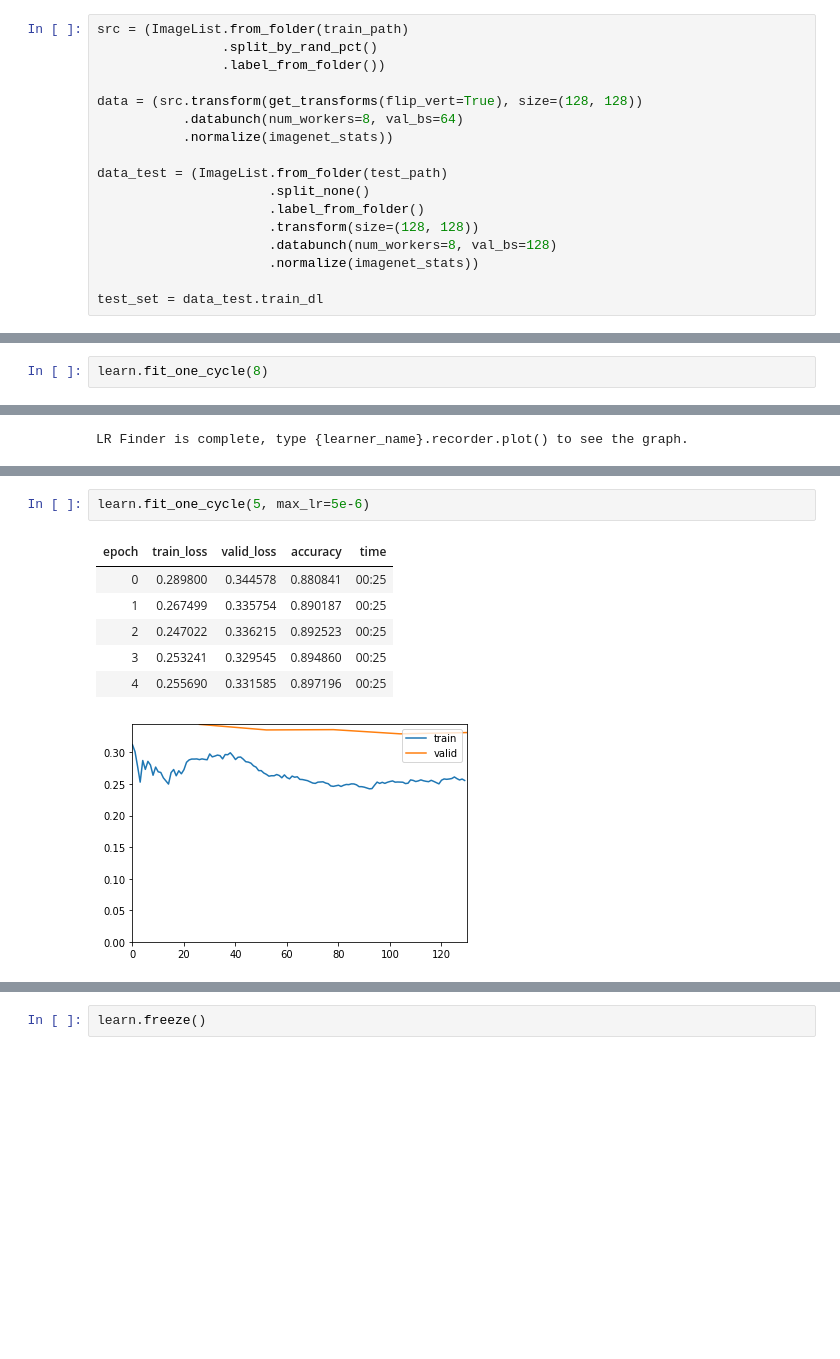
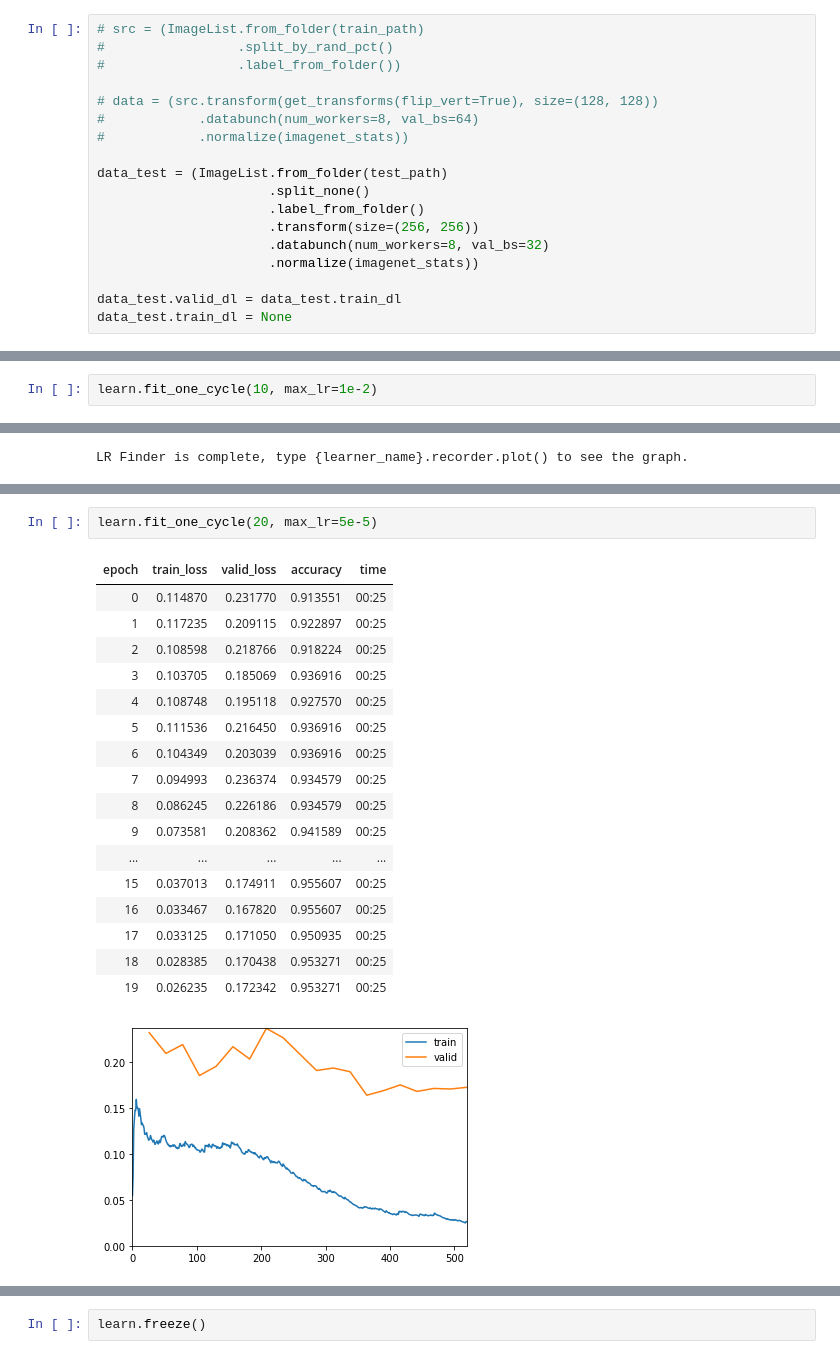
Before and after one commit to KushajveerSingh/Deep-Learning-Notebooks, a Jupyter notebook: Scrips/trashnet.ipynb, the cells around one changed output, grey strips where cells are left out. Cells and saved outputs as stored; diff of their text form; blank space fills up the shorter version.

```diff
--- a/Scrips/trashnet.ipynb
+++ b/Scrips/trashnet.ipynb
@@ -12,22 +12,23 @@ print(test_path.ls())
 [PosixPath('/home/kushaj/Desktop/Data/trashdata/metal'), PosixPath('/home/kushaj/Desktop/Data/trashdata/glass'), PosixPath('/home/kushaj/Desktop/Data/trashdata/paper'), PosixPath('/home/kushaj/Desktop ...
 [PosixPath('/home/kushaj/Desktop/Data/trashtest/metal'), PosixPath('/home/kushaj/Desktop/Data/trashtest/glass'), PosixPath('/home/kushaj/Desktop/Data/trashtest/paper'), PosixPath('/home/kushaj/Desktop ...
 # %%
-src = (ImageList.from_folder(train_path)
-                .split_by_rand_pct()
-                .label_from_folder())
+# src = (ImageList.from_folder(train_path)
+#                 .split_by_rand_pct()
+#                 .label_from_folder())
 
-data = (src.transform(get_transforms(flip_vert=True), size=(128, 128))
-           .databunch(num_workers=8, val_bs=64)
-           .normalize(imagenet_stats))
+# data = (src.transform(get_transforms(flip_vert=True), size=(128, 128))
+#            .databunch(num_workers=8, val_bs=64)
+#            .normalize(imagenet_stats))
 
 data_test = (ImageList.from_folder(test_path)
                       .split_none()
                       .label_from_folder()
-                      .transform(size=(128, 128))
-                      .databunch(num_workers=8, val_bs=128)
+                      .transform(size=(256, 256))
+                      .databunch(num_workers=8, val_bs=32)
                       .normalize(imagenet_stats))
 
-test_set = data_test.train_dl
+data_test.valid_dl = data_test.train_dl
+data_test.train_dl = None
 # %%
 data.show_batch(figsize=(6,6))
 # %% [output]
@@ -39,4 +40,2 @@ data_test.show_batch(figsize=(6,6))
 # %%
 learn = cnn_learner(data, models.resnet50, metrics=[accuracy], callback_fns=ShowGraph)
-# %%
-learn.fit_one_cycle(8)
@@ -53,0 +51,2 @@ learn.fit_one_cycle(8)
+# %%
+learn.fit_one_cycle(10, max_lr=1e-2)
@@ -65,12 +77,23 @@ learn.recorder.plot()
 # %%
-learn.fit_one_cycle(5, max_lr=5e-6)
+learn.fit_one_cycle(20, max_lr=5e-5)
 # %% [output]
 | epoch | train_loss | valid_loss | accuracy | time |
-| 0 | 0.289800 | 0.344578 | 0.880841 | 00:25 |
-| 1 | 0.267499 | 0.335754 | 0.890187 | 00:25 |
-| 2 | 0.247022 | 0.336215 | 0.892523 | 00:25 |
-| 3 | 0.253241 | 0.329545 | 0.894860 | 00:25 |
-| 4 | 0.255690 | 0.331585 | 0.897196 | 00:25 |
+| 0 | 0.114870 | 0.231770 | 0.913551 | 00:25 |
+| 1 | 0.117235 | 0.209115 | 0.922897 | 00:25 |
+| 2 | 0.108598 | 0.218766 | 0.918224 | 00:25 |
+| 3 | 0.103705 | 0.185069 | 0.936916 | 00:25 |
+| 4 | 0.108748 | 0.195118 | 0.927570 | 00:25 |
+| 5 | 0.111536 | 0.216450 | 0.936916 | 00:25 |
+| 6 | 0.104349 | 0.203039 | 0.936916 | 00:25 |
+| 7 | 0.094993 | 0.236374 | 0.934579 | 00:25 |
+| 8 | 0.086245 | 0.226186 | 0.934579 | 00:25 |
+| 9 | 0.073581 | 0.208362 | 0.941589 | 00:25 |
+| ... | ... | ... | ... | ... |
+| 15 | 0.037013 | 0.174911 | 0.955607 | 00:25 |
+| 16 | 0.033467 | 0.167820 | 0.955607 | 00:25 |
+| 17 | 0.033125 | 0.171050 | 0.950935 | 00:25 |
+| 18 | 0.028385 | 0.170438 | 0.953271 | 00:25 |
+| 19 | 0.026235 | 0.172342 | 0.953271 | 00:25 |
-[figure, old version]
+[figure, new version]
 # %%
 data = (src.transform(get_transforms(flip_vert=True), size=(256, 256))
```
Also changed, not shown: parts of 19 cells of this notebook.
